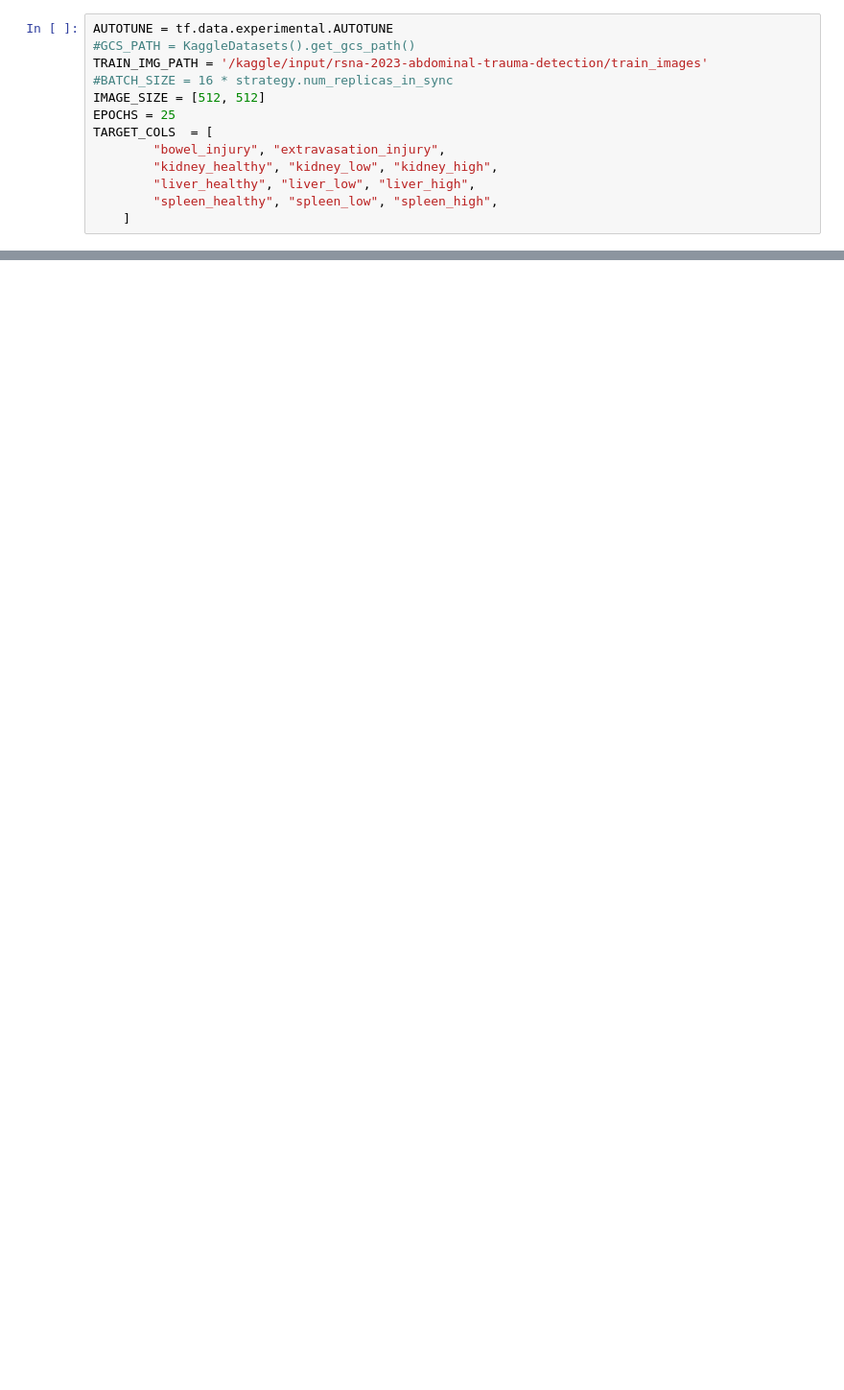
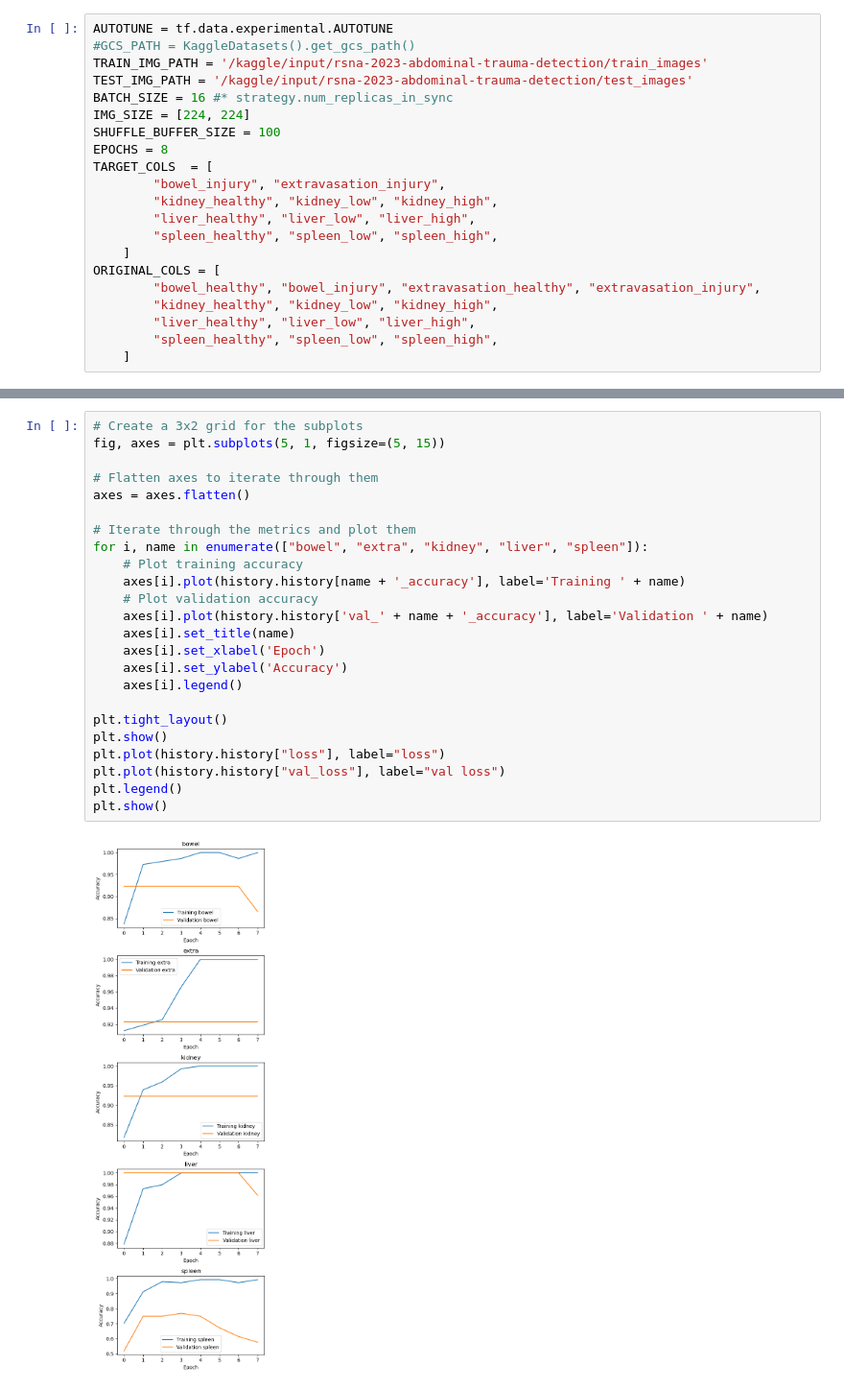
Before and after one commit to JohnyCoder238/RSNA_competition, a Jupyter notebook: rsna-train.ipynb, the cells around one changed output, grey strips where cells are left out. Shown at 96% size. Saved outputs shown, nothing was run; the diff lists cells and outputs as text; blank space fills up the shorter version.

Commit message:
Kaggle Notebook | RSNA_train | First small scale working version

```diff
--- a/rsna-train.ipynb
+++ b/rsna-train.ipynb
@@ -9,12 +34,20 @@ from sklearn.model_selection import train_test_split
 AUTOTUNE = tf.data.experimental.AUTOTUNE
 #GCS_PATH = KaggleDatasets().get_gcs_path()
 TRAIN_IMG_PATH = '/kaggle/input/rsna-2023-abdominal-trauma-detection/train_images'
-#BATCH_SIZE = 16 * strategy.num_replicas_in_sync
-IMAGE_SIZE = [512, 512]
-EPOCHS = 25
+TEST_IMG_PATH = '/kaggle/input/rsna-2023-abdominal-trauma-detection/test_images'
+BATCH_SIZE = 16 #* strategy.num_replicas_in_sync
+IMG_SIZE = [224, 224]
+SHUFFLE_BUFFER_SIZE = 100
+EPOCHS = 8
 TARGET_COLS  = [
         "bowel_injury", "extravasation_injury",
         "kidney_healthy", "kidney_low", "kidney_high",
         "liver_healthy", "liver_low", "liver_high",
         "spleen_healthy", "spleen_low", "spleen_high",
     ]
+ORIGINAL_COLS = [
+        "bowel_healthy", "bowel_injury", "extravasation_healthy", "extravasation_injury",
+        "kidney_healthy", "kidney_low", "kidney_high",
+        "liver_healthy", "liver_low", "liver_high",
+        "spleen_healthy", "spleen_low", "spleen_high",
+    ]
@@ -296,0 +274,26 @@ https://keras.io/examples/keras_recipes/tfrecord/
+# %%
+# Create a 3x2 grid for the subplots
+fig, axes = plt.subplots(5, 1, figsize=(5, 15))
+
+# Flatten axes to iterate through them
+axes = axes.flatten()
+
+# Iterate through the metrics and plot them
+for i, name in enumerate(["bowel", "extra", "kidney", "liver", "spleen"]):
+    # Plot training accuracy
+    axes[i].plot(history.history[name + '_accuracy'], label='Training ' + name)
+    # Plot validation accuracy
+    axes[i].plot(history.history['val_' + name + '_accuracy'], label='Validation ' + name)
+    axes[i].set_title(name)
+    axes[i].set_xlabel('Epoch')
+    axes[i].set_ylabel('Accuracy')
+    axes[i].legend()
+
+plt.tight_layout()
+plt.show()
+plt.plot(history.history["loss"], label="loss")
+plt.plot(history.history["val_loss"], label="val loss")
+plt.legend()
+plt.show()
+# %% [output]
+[figure, added]
```
Also changed, not shown: parts of 25 cells of this notebook.
